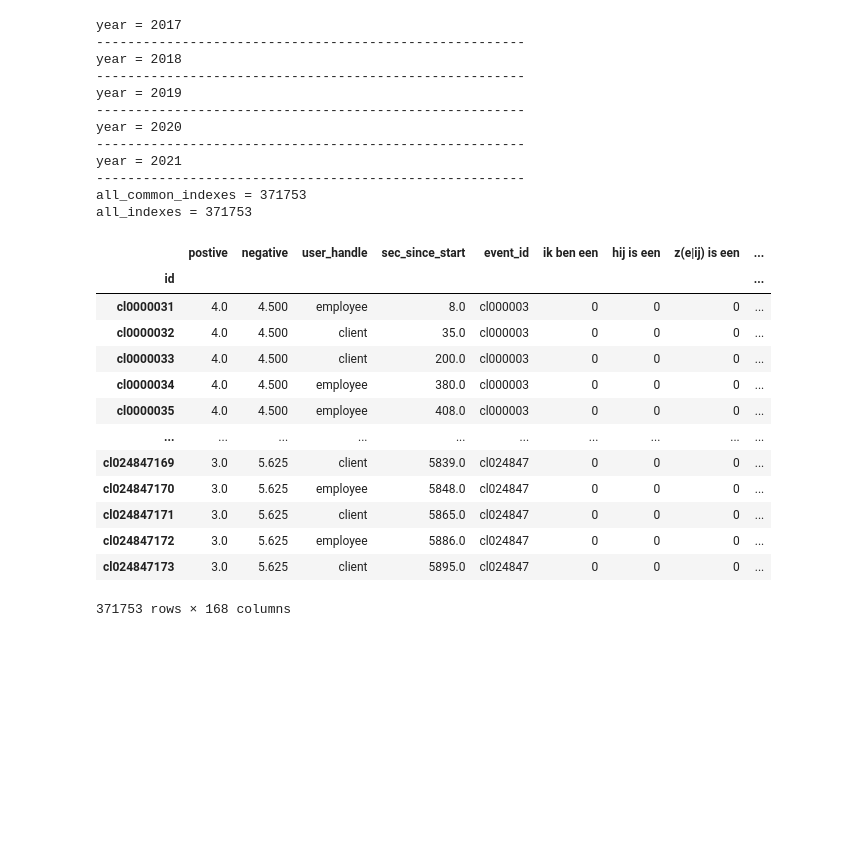
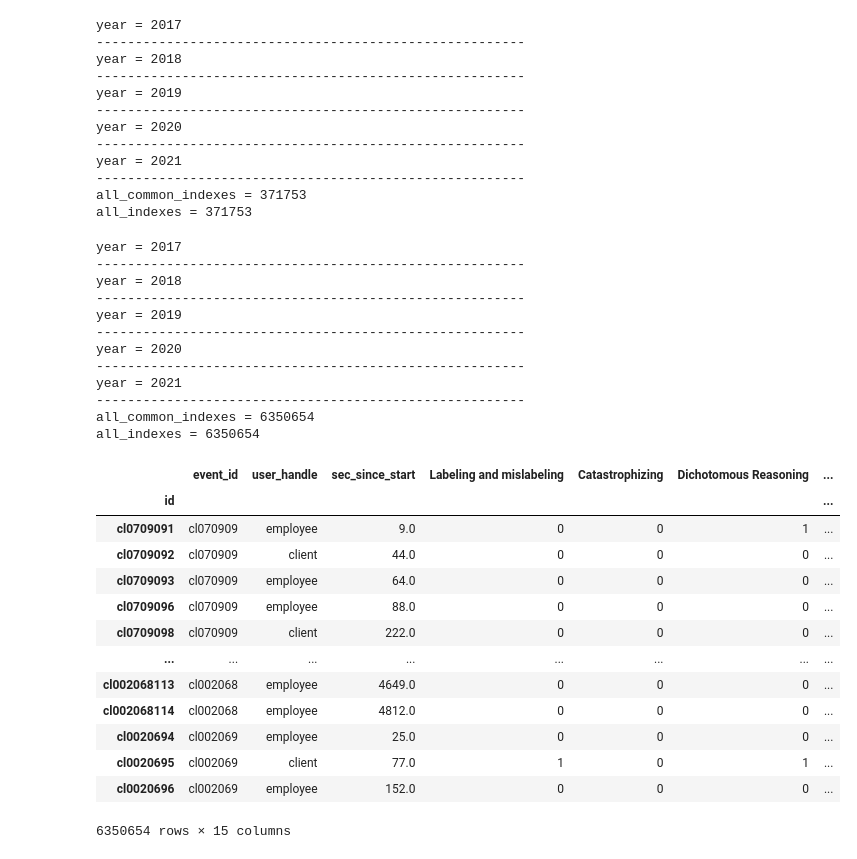
Before and after one commit to lougau92/MA2---Towards-real-time-support-for-a-suicide-prevention-hotline-operators-, a Jupyter notebook: format_dataset.ipynb, the cells around one changed output. Saved outputs shown, nothing was run; the diff lists cells and outputs as text; code cells hidden in the pictures; blank space fills up the shorter version.

```diff
--- a/format_dataset.ipynb
+++ b/format_dataset.ipynb
@@ -117,21 +228,3 @@ all_common_indexes = 371753
 all_indexes = 371753
 # %%
 df_all.to_csv("df_all_postchat.tsv",sep='\t')
-# %%
-# final results
-df_all
-# %% [output]
-|  | postive | negative | user_handle | sec_since_start | event_id | ik ben een | hij is een | z(e|ij) is een | ... |
-| id |  |  |  |  |  |  |  |  | ... |
-| cl0000031 | 4.0 | 4.500 | employee | 8.0 | cl000003 | 0 | 0 | 0 | ... |
-| cl0000032 | 4.0 | 4.500 | client | 35.0 | cl000003 | 0 | 0 | 0 | ... |
-| cl0000033 | 4.0 | 4.500 | client | 200.0 | cl000003 | 0 | 0 | 0 | ... |
-| cl0000034 | 4.0 | 4.500 | employee | 380.0 | cl000003 | 0 | 0 | 0 | ... |
-| cl0000035 | 4.0 | 4.500 | employee | 408.0 | cl000003 | 0 | 0 | 0 | ... |
-| ... | ... | ... | ... | ... | ... | ... | ... | ... | ... |
-| cl024847169 | 3.0 | 5.625 | client | 5839.0 | cl024847 | 0 | 0 | 0 | ... |
-| cl024847170 | 3.0 | 5.625 | employee | 5848.0 | cl024847 | 0 | 0 | 0 | ... |
-| cl024847171 | 3.0 | 5.625 | client | 5865.0 | cl024847 | 0 | 0 | 0 | ... |
-| cl024847172 | 3.0 | 5.625 | employee | 5886.0 | cl024847 | 0 | 0 | 0 | ... |
-| cl024847173 | 3.0 | 5.625 | client | 5895.0 | cl024847 | 0 | 0 | 0 | ... |
-371753 rows × 168 columns
@@ -137,0 +234,30 @@ df_all
+# %%
+df_all = combine_with_category_data(df_all,years)
+df_all
+# %% [output]
+year = 2017
+-------------------------------------------------------
+year = 2018
+-------------------------------------------------------
+year = 2019
+-------------------------------------------------------
+year = 2020
+-------------------------------------------------------
+year = 2021
+-------------------------------------------------------
+all_common_indexes = 6350654
+all_indexes = 6350654
+|  | event_id | user_handle | sec_since_start | Labeling and mislabeling | Catastrophizing | Dichotomous Reasoning | ... |
+| id |  |  |  |  |  |  | ... |
+| cl0709091 | cl070909 | employee | 9.0 | 0 | 0 | 1 | ... |
+| cl0709092 | cl070909 | client | 44.0 | 0 | 0 | 0 | ... |
+| cl0709093 | cl070909 | employee | 64.0 | 0 | 0 | 0 | ... |
+| cl0709096 | cl070909 | employee | 88.0 | 0 | 0 | 0 | ... |
+| cl0709098 | cl070909 | client | 222.0 | 0 | 0 | 0 | ... |
+| ... | ... | ... | ... | ... | ... | ... | ... |
+| cl002068113 | cl002068 | employee | 4649.0 | 0 | 0 | 0 | ... |
+| cl002068114 | cl002068 | employee | 4812.0 | 0 | 0 | 0 | ... |
+| cl0020694 | cl002069 | employee | 25.0 | 0 | 0 | 0 | ... |
+| cl0020695 | cl002069 | client | 77.0 | 1 | 0 | 1 | ... |
+| cl0020696 | cl002069 | employee | 152.0 | 0 | 0 | 0 | ... |
+6350654 rows × 15 columns
```
Also changed, not shown: parts of 9 cells of this notebook, 3 other files.
